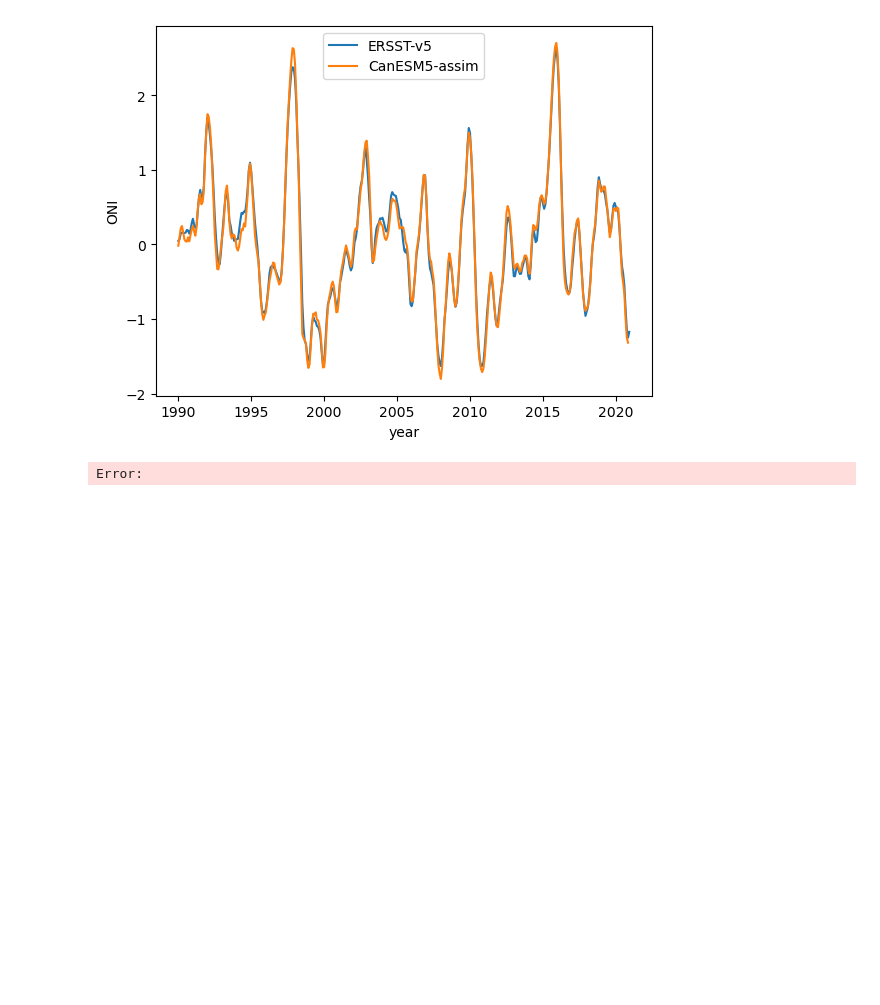
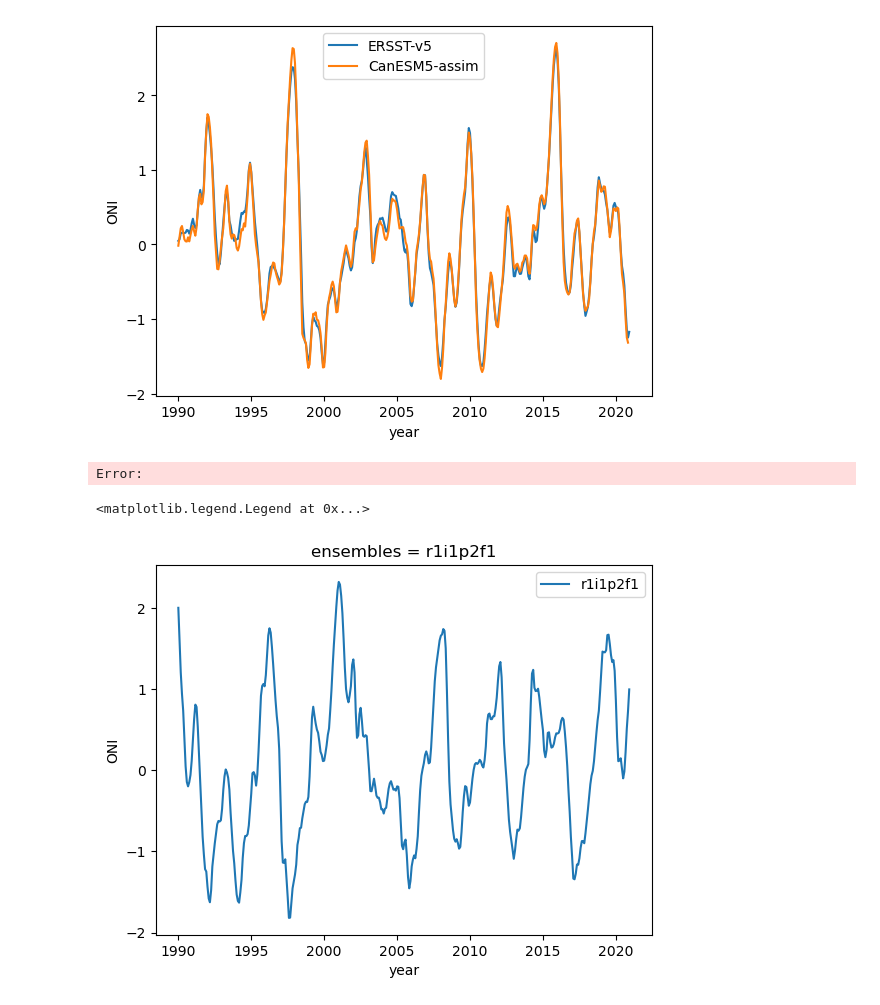
Before and after one commit to ParsaGooya/BGC_skill, a Jupyter notebook: 00_diagnostics_basics/ENSO.ipynb, the cells around one changed output. Drawn from its saved outputs; the diff is of its cells as text; code cells hidden in the pictures; blank space fills up the shorter version.

```diff
--- a/00_diagnostics_basics/ENSO.ipynb
+++ b/00_diagnostics_basics/ENSO.ipynb
@@ -47,0 +28,3 @@ array([[[[       nan,        nan,        nan, ...,        nan,
+# %%
+dir_simulations_tos = "/space/hall5/sitestore/eccc/crd/ccrn/users/rpg002/data/tos/simulation/CanESM5/tos_Omon_ensmebles_195001_202512_1x1_LE.nc"
+sim_in = load_data(dir_simulations_tos, 'tos', ensemble_mean=False).sel(ensembles  ='r1i1p2f1')
@@ -68,13 +54,18 @@ def Enso(tos):
     ONI = ONI_anoms.stack(ref = ('year','time') ).rolling(ref =3, center = True).mean().unstack()
     return ONI
 # %%
-Enso(obs_in).to_netcdf('ERSST_v5_ONI_1915-2021.nc')
-ens_obs = Enso(obs_in).sel(year = slice(1990,2020)).stack( ref = ('year','time'))
-ens_obs = ens_obs.assign_coords(ref = ens_obs.year + ens_obs.time/12)
+# Enso(obs_in).to_netcdf('ERSST_v5_ONI_1915-2021.nc')
+# ens_obs = Enso(obs_in).sel(year = slice(1990,2020)).stack( ref = ('year','time'))
+# ens_obs = ens_obs.assign_coords(ref = ens_obs.year + ens_obs.time/12)
 
-Enso(asm_in).to_netcdf('CanESM5_assim_ONI_1975-2020.nc')
-ens_assm = Enso(asm_in).sel(year = slice(1990,2020)).stack( ref = ('year','time'))
-ens_assm = ens_assm.assign_coords(ref = ens_assm.year+ ens_assm.time/12)
+# Enso(asm_in).to_netcdf('CanESM5_assim_ONI_1975-2020.nc')
+# ens_assm = Enso(asm_in).sel(year = slice(1990,2020)).stack( ref = ('year','time'))
+# ens_assm = ens_assm.assign_coords(ref = ens_assm.year+ ens_assm.time/12)
+
+
+Enso(sim_in).to_netcdf('CanESM5_sim_r1i1p2f1_ONI_1950-2025.nc')
+ens_sim = Enso(sim_in).sel(year = slice(1990,2020)).stack( ref = ('year','time'))
+ens_sim = ens_sim.assign_coords(ref = ens_sim.year+ ens_sim.time/12)
 # %%
 ens_obs.plot(label = 'ERSST-v5')
 ens_assm.plot(label = 'CanESM5-assim')
@@ -85,3 +77,12 @@ plt.legend()
 <matplotlib.legend.Legend at 0x...>
 [figure]
 Error:
+# %%
+ens_sim.plot(label = 'r1i1p2f1')
+
+plt.ylabel('ONI')
+plt.xlabel('year')
+plt.legend()
+# %% [output]
+<matplotlib.legend.Legend at 0x...>
+[figure, added]
```
Also changed, not shown: parts of 3 cells of this notebook, 9 other files.
